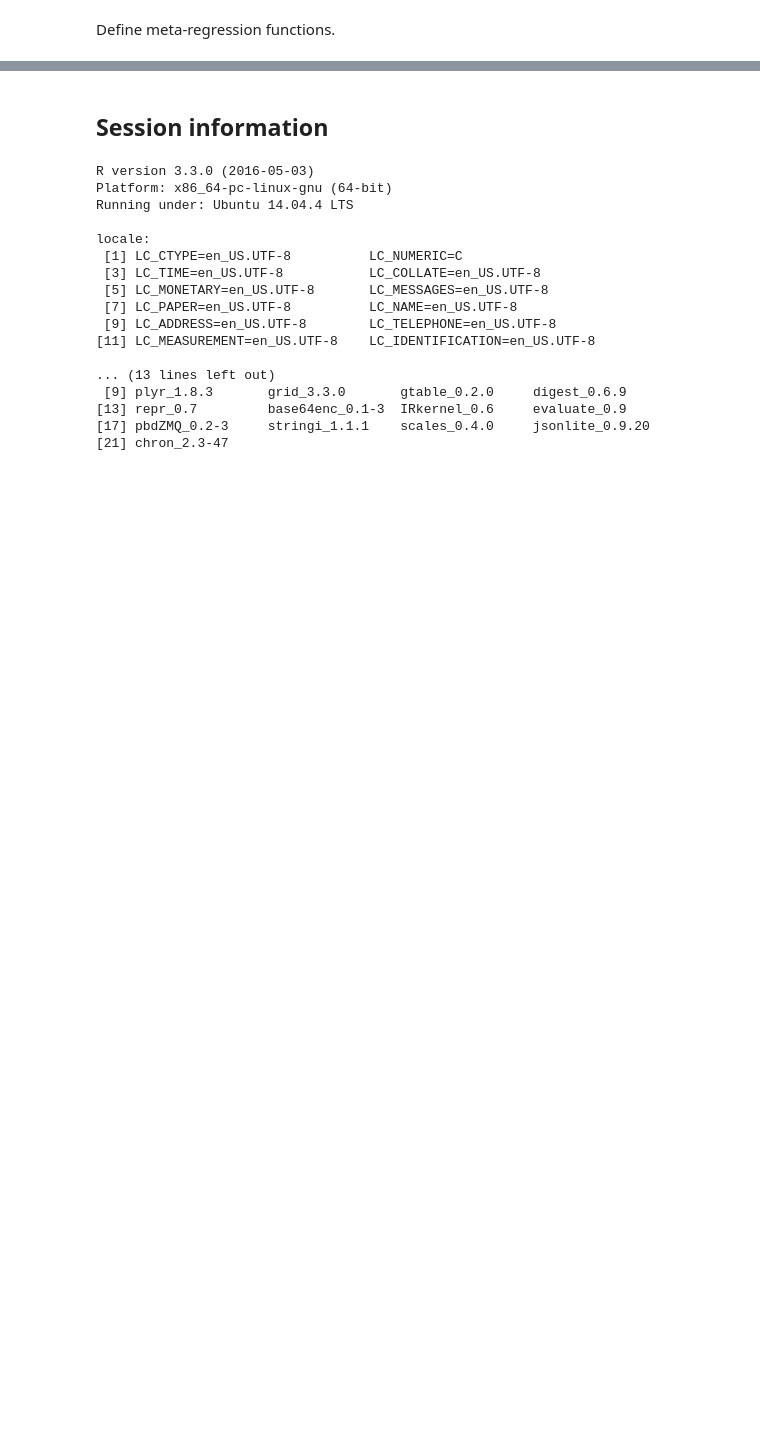
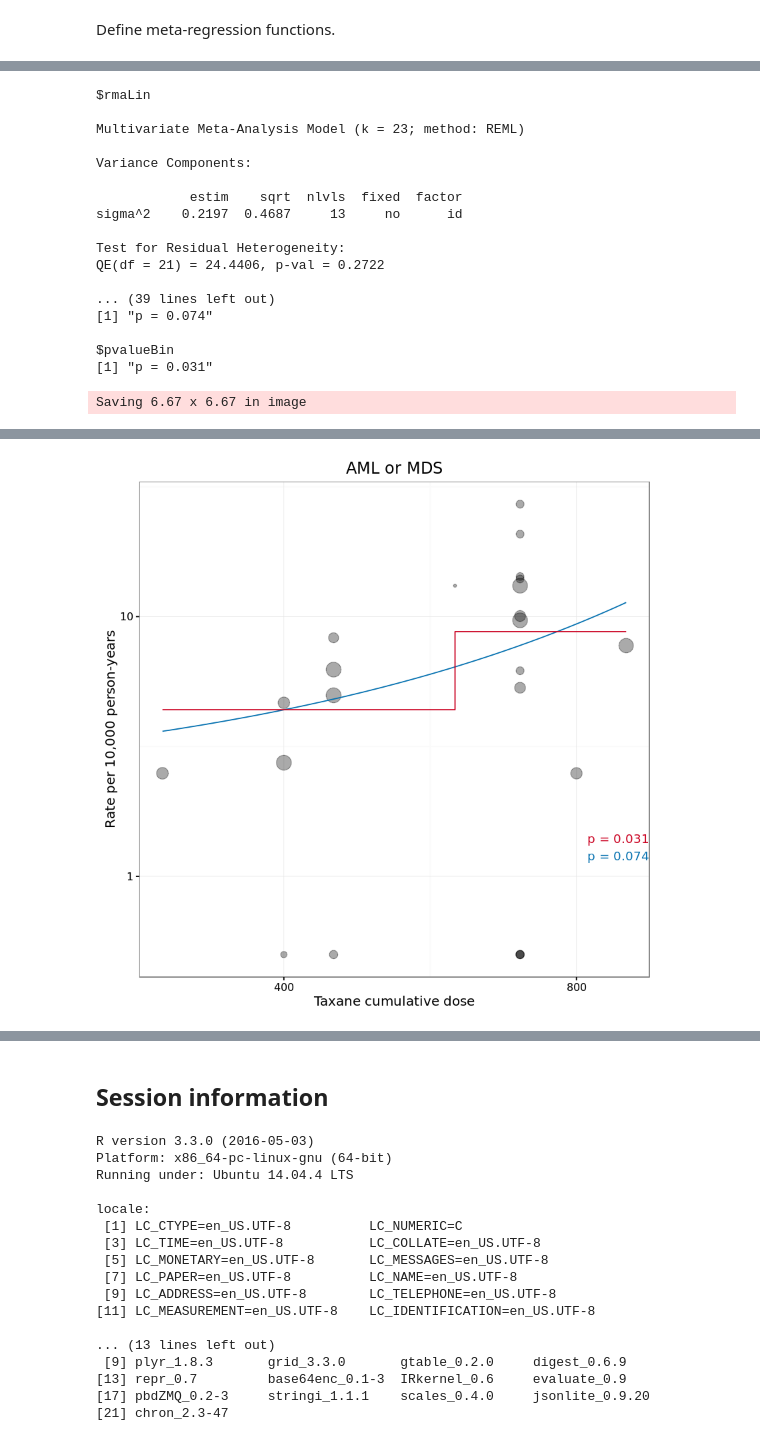
Before and after one commit to benjamin-chan/SecMalAfterBreastCaACT, a Jupyter notebook: metaregSecMal.ipynb, the cells around one changed output, grey strips where cells are left out. Cells and saved outputs as stored; diff of their text form; code cells hidden in the pictures; blank space fills up the shorter version.

Commit message:
Add model estimation for non-breast solids and taxanes

```diff
--- a/metaregSecMal.ipynb
+++ b/metaregSecMal.ipynb
@@ -526,11 +540,12 @@ Dichotomoize cumulative dose
 # %%
-library(metafor)
 D2 <- D1[isCyclo == TRUE,
          .(id = factor(id),
            authorYear,
            isCyclo,
-           x = cyclophosphamideCumulDose,
-           xHighDose = cyclophosphamideCumulDose >= 2400,
+           xCyc = cyclophosphamideCumulDose / 1e3,
+           xCycHighDose = cyclophosphamideCumulDose >= 2400,
+           xTax = taxaneCumulDose / 1e2,
+           xTaxHighDose = taxaneCumulDose >= 500,
            isAnthra,
            isTaxane,
            isFluoro,
@@ -600,0 +564,13 @@ $pvalueBin
+# %%
+mal <- "AML or MDS"
+D3 <- D2[malType == mal]
+# %%
+D3 <- D3[, `:=` (x = xCyc, xHighDose = xCycHighDose)]
+M <- metareg(D3)
+M
+plotreg(M,
+        D3,
+        mal,
+        "Cyclophosphamide cumulative dose",
+        1e3 * c(0.5, 1, 2, 4, 8, 16),
+        1e3)
@@ -600,0 +603,29 @@ $pvalueBin
+# %%
+D3 <- D3[, `:=` (x = xTax, xHighDose = xTaxHighDose)]
+M <- metareg(D3)
+M
+plotreg(M,
+        D3,
+        mal,
+        "Taxane cumulative dose",
+        1e2 * c(0.5, 1, 2, 4, 8, 16),
+        1e2)
+# %% [output]
+$rmaLin
+
+Multivariate Meta-Analysis Model (k = 23; method: REML)
+
+Variance Components:
+
+            estim    sqrt  nlvls  fixed  factor
+sigma^2    0.2197  0.4687     13     no      id
+
+Test for Residual Heterogeneity:
+QE(df = 21) = 24.4406, p-val = 0.2722
+
+... (39 lines left out)
+[1] "p = 0.074"
+
+$pvalueBin
+[1] "p = 0.031"
+Saving 6.67 x 6.67 in image
@@ -600,0 +635 @@ $pvalueBin
+[figure, added]
```
Also changed, not shown: parts of 22 cells of this notebook, 10 other files.
